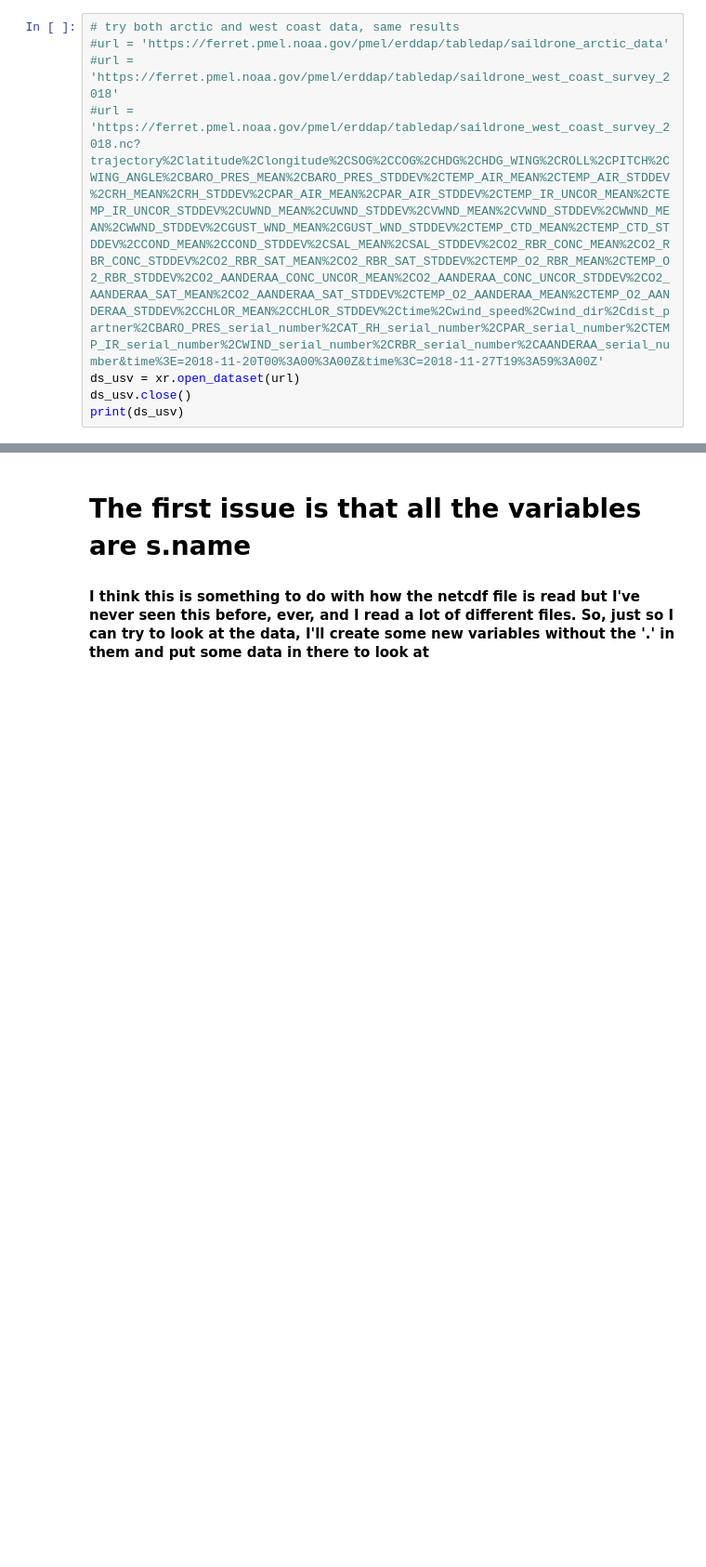
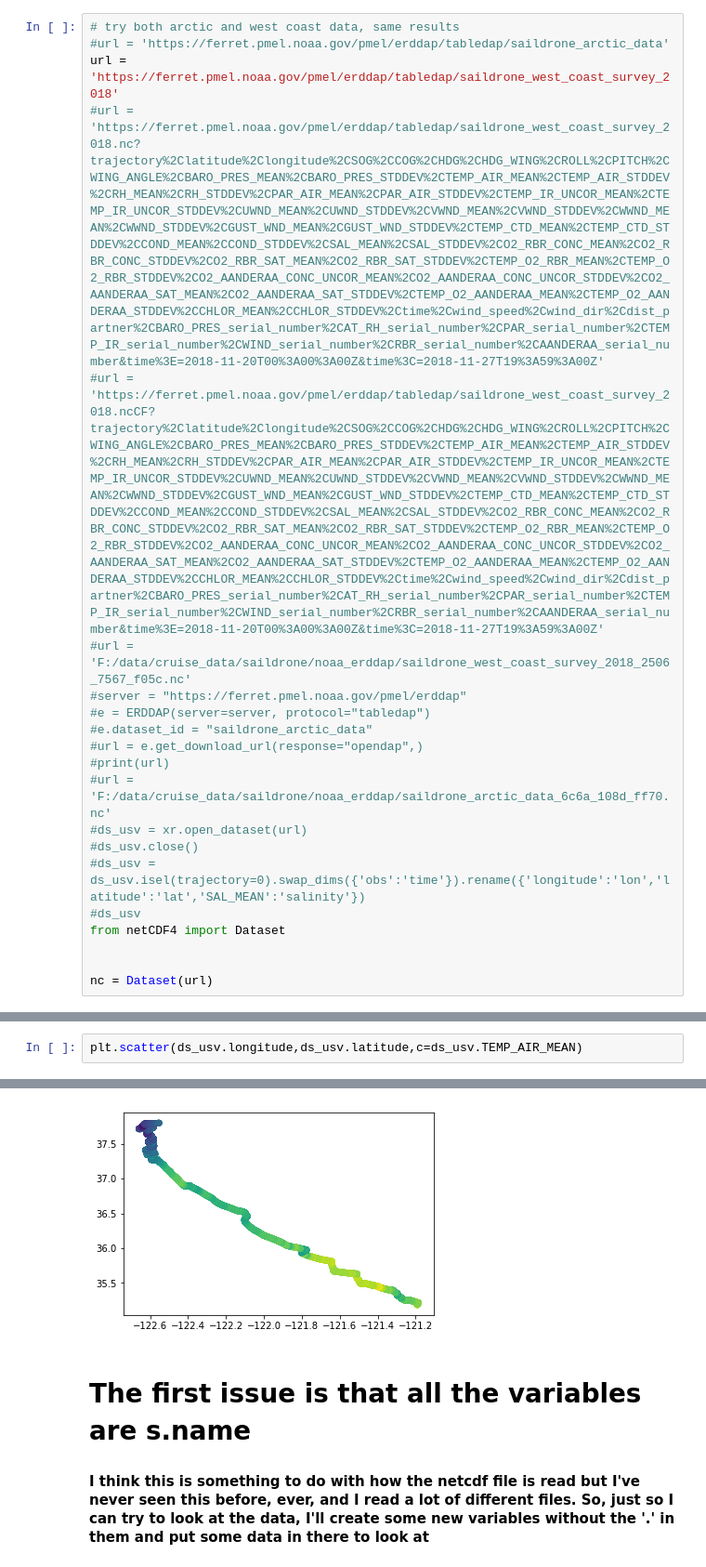
Before and after one commit to cgentemann/salinity, a Jupyter notebook: Read NOAA Saildrone data.ipynb, the cells around one changed output, grey strips where cells are left out. Shown at 93% size. Saved outputs shown, nothing was run; the diff lists cells and outputs as text; blank space fills up the shorter version.

```diff
--- a/Read NOAA Saildrone data.ipynb
+++ b/Read NOAA Saildrone data.ipynb
@@ -7,9 +9,22 @@ import cartopy.crs as ccrs
 # %%
 # try both arctic and west coast data, same results
 #url = 'https://ferret.pmel.noaa.gov/pmel/erddap/tabledap/saildrone_arctic_data'
-#url = 'https://ferret.pmel.noaa.gov/pmel/erddap/tabledap/saildrone_west_coast_survey_2018'
+url = 'https://ferret.pmel.noaa.gov/pmel/erddap/tabledap/saildrone_west_coast_survey_2018'
 #url = 'https://ferret.pmel.noaa.gov/pmel/erddap/tabledap/saildrone_west_coast_survey_2018.nc?trajectory%2Clatitude%2Clongitude%2CSOG%2CCOG%2CHDG%2CHDG_WING%2CROLL%2CPITCH%2CWING_ANGLE%2CBARO_PRES_MEAN%2CBARO_PRES_STDDEV%2CTEMP_AIR_MEAN%2CTEMP_AIR_STDDEV%2CRH_MEAN%2CRH_STDDEV%2CPAR_AIR_MEAN%2CPAR_AIR_STDDEV%2CTEMP_IR_UNCOR_MEAN%2CTEMP_IR_UNCOR_STDDEV%2CUWND_MEAN%2CUWND_STDDEV%2CVWND_MEAN%2CVWND_STDDEV%2CWWND_MEAN%2CWWND_STDDEV%2CGUST_WND_MEAN%2CGUST_WND_STDDEV%2CTEMP_CTD_MEAN%2CTEMP_CTD_STDDEV%2CCOND_MEAN%2CCOND_STDDEV%2CSAL_MEAN%2CSAL_STDDEV%2CO2_RBR_CONC_MEAN%2CO2_RBR_CONC_STDDEV%2CO2_RBR_SAT_MEAN%2CO2_RBR_SAT_STDDEV%2CTEMP_O2_RBR_MEAN%2CTEMP_O2_RBR_STDDEV%2CO2_AANDERAA_CONC_UNCOR_MEAN%2CO2_AANDERAA_CONC_UNCOR_STDDEV%2CO2_AANDERAA_SAT_MEAN%2CO2_AANDERAA_SAT_STDDEV%2CTEMP_O2_AANDERAA_MEAN%2CTEMP_O2_AANDERAA_STDDEV%2CCHLOR_MEAN%2CCHLOR_STDDEV%2Ctime%2Cwind_speed%2Cwind_dir%2Cdist_partner%2CBARO_PRES_serial_number%2CAT_RH_serial_number%2CPAR_serial_number%2CTEMP_IR_serial_number%2CWIND_serial_number%2CRBR_serial_number%2CAANDERAA_serial_number&time%3E=2018-11-20T00%3A00%3A00Z&time%3C=2018-11-27T19%3A59%3A00Z'
-ds_usv = xr.open_dataset(url)
-ds_usv.close()
-print(ds_usv)
+#url = 'https://ferret.pmel.noaa.gov/pmel/erddap/tabledap/saildrone_west_coast_survey_2018.ncCF?trajectory%2Clatitude%2Clongitude%2CSOG%2CCOG%2CHDG%2CHDG_WING%2CROLL%2CPITCH%2CWING_ANGLE%2CBARO_PRES_MEAN%2CBARO_PRES_STDDEV%2CTEMP_AIR_MEAN%2CTEMP_AIR_STDDEV%2CRH_MEAN%2CRH_STDDEV%2CPAR_AIR_MEAN%2CPAR_AIR_STDDEV%2CTEMP_IR_UNCOR_MEAN%2CTEMP_IR_UNCOR_STDDEV%2CUWND_MEAN%2CUWND_STDDEV%2CVWND_MEAN%2CVWND_STDDEV%2CWWND_MEAN%2CWWND_STDDEV%2CGUST_WND_MEAN%2CGUST_WND_STDDEV%2CTEMP_CTD_MEAN%2CTEMP_CTD_STDDEV%2CCOND_MEAN%2CCOND_STDDEV%2CSAL_MEAN%2CSAL_STDDEV%2CO2_RBR_CONC_MEAN%2CO2_RBR_CONC_STDDEV%2CO2_RBR_SAT_MEAN%2CO2_RBR_SAT_STDDEV%2CTEMP_O2_RBR_MEAN%2CTEMP_O2_RBR_STDDEV%2CO2_AANDERAA_CONC_UNCOR_MEAN%2CO2_AANDERAA_CONC_UNCOR_STDDEV%2CO2_AANDERAA_SAT_MEAN%2CO2_AANDERAA_SAT_STDDEV%2CTEMP_O2_AANDERAA_MEAN%2CTEMP_O2_AANDERAA_STDDEV%2CCHLOR_MEAN%2CCHLOR_STDDEV%2Ctime%2Cwind_speed%2Cwind_dir%2Cdist_partner%2CBARO_PRES_serial_number%2CAT_RH_serial_number%2CPAR_serial_number%2CTEMP_IR_serial_number%2CWIND_serial_number%2CRBR_serial_number%2CAANDERAA_serial_number&time%3E=2018-11-20T00%3A00%3A00Z&time%3C=2018-11-27T19%3A59%3A00Z'
+#url = 'F:/data/cruise_data/saildrone/noaa_erddap/saildrone_west_coast_survey_2018_2506_7567_f05c.nc'
+#server = "https://ferret.pmel.noaa.gov/pmel/erddap"
+#e = ERDDAP(server=server, protocol="tabledap")
+#e.dataset_id = "saildrone_arctic_data"
+#url = e.get_download_url(response="opendap",)
+#print(url)
+#url = 'F:/data/cruise_data/saildrone/noaa_erddap/saildrone_arctic_data_6c6a_108d_ff70.nc'
+#ds_usv = xr.open_dataset(url)
+#ds_usv.close()
+#ds_usv = ds_usv.isel(trajectory=0).swap_dims({'obs':'time'}).rename({'longitude':'lon','latitude':'lat','SAL_MEAN':'salinity'})
+#ds_usv
+from netCDF4 import Dataset
+
+
+nc = Dataset(url)
 # %% [output]
@@ -16,0 +69,3 @@ OSError: [Errno -90] NetCDF: file not found: b'https://ferret.pmel.noaa.gov/pmel
+# %%
+plt.scatter(ds_usv.longitude,ds_usv.latitude,c=ds_usv.TEMP_AIR_MEAN)
+# %% [output]
@@ -17,3 +73,4 @@ OSError: [Errno -90] NetCDF: file not found: b'https://ferret.pmel.noaa.gov/pmel
+[figure, added]
 # %% [markdown]
 # The first issue is that all the variables are s.name
 #### I think this is something to do with how the netcdf file is read but I've never seen this  before, ever, and I read a lot of different files.  So, just so I can try to look at the data, I'll create some new variables without the '.' in them and put some data in there to look at
```
Also changed, not shown: parts of 6 cells of this notebook, 2 other files.
